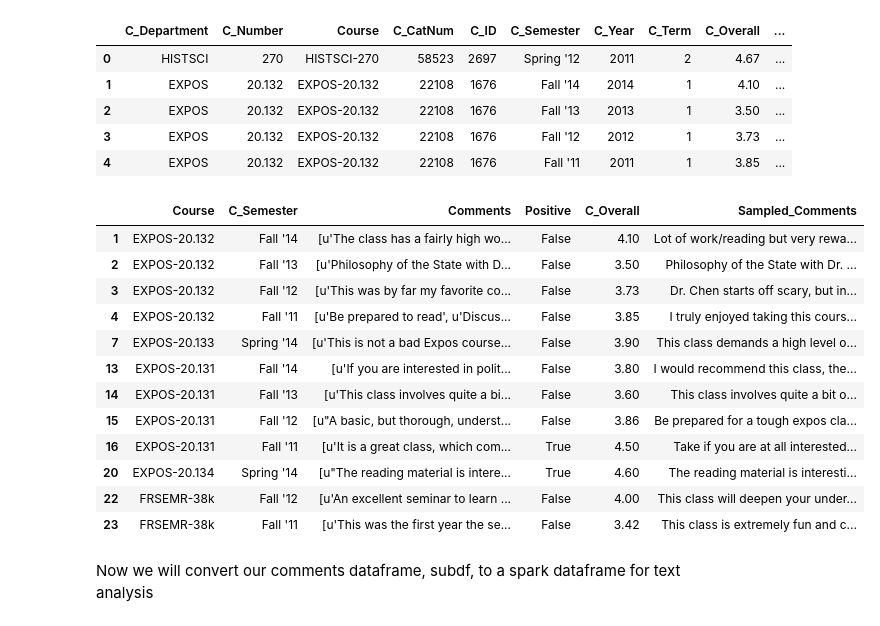
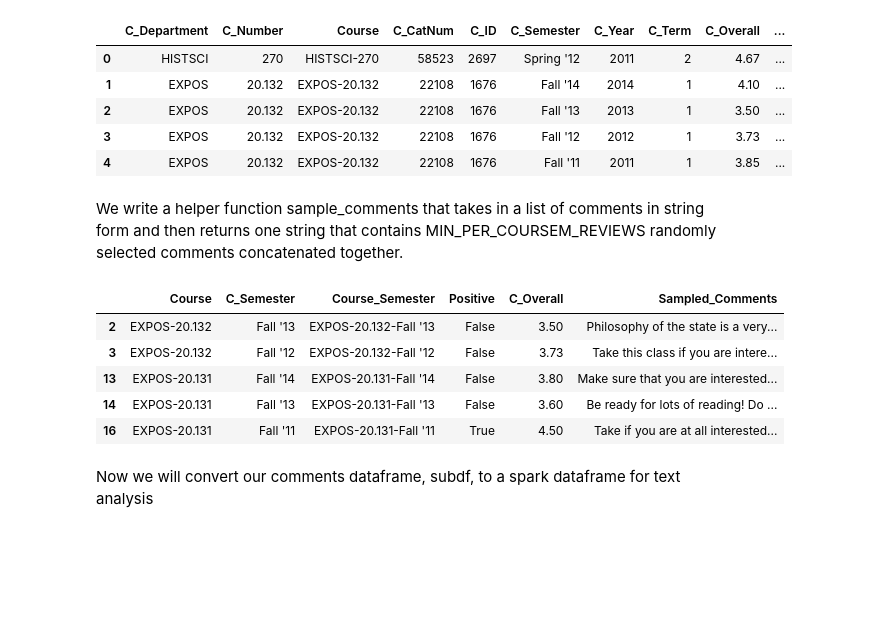
Before and after one commit to afai/cs109-project, a Jupyter notebook: textanalysis.ipynb, the cells around one changed output. Saved outputs shown, nothing was run; the diff lists cells and outputs as text; code cells hidden in the pictures; blank space fills up the shorter version.

```diff
--- a/textanalysis.ipynb
+++ b/textanalysis.ipynb
@@ -26,5 +28,5 @@ We begin by creating a dataframe of comments. We will randomly subsample 10 comm
 # %%
-MIN_PER_COURSESEM_REVIEWS = 5
+MIN_PER_COURSESEM_REVIEWS = 10
 # %%
 bigdf=pd.read_csv("bigdf.csv")
 bigdf.reset_index(drop=True)
@@ -36,6 +38,8 @@ bigdf.head(5)
 | 2 | EXPOS | 20.132 | EXPOS-20.132 | 22108 | 1676 | Fall '13 | 2013 | 1 | 3.50 | ... |
 | 3 | EXPOS | 20.132 | EXPOS-20.132 | 22108 | 1676 | Fall '12 | 2012 | 1 | 3.73 | ... |
 | 4 | EXPOS | 20.132 | EXPOS-20.132 | 22108 | 1676 | Fall '11 | 2011 | 1 | 3.85 | ... |
+# %% [markdown]
+We write a helper function sample_comments that takes in a list of comments in string form and then returns one string that contains MIN_PER_COURSEM_REVIEWS randomly selected comments concatenated together.
 # %%
 def sample_comments(commentsListAsString):
     if type(commentsListAsString) != str:
@@ -50,22 +54,17 @@ def sample_comments(commentsListAsString):
 subdf = bigdf[['Course','C_Semester','Comments', 'Positive', 'C_Overall']].dropna()
 subdf["Sampled_Comments"] = subdf.Comments.map(sample_comments)
 subdf = subdf[subdf.Sampled_Comments != ""]
+subdf['Course_Semester'] = subdf.Course + "-" + subdf.C_Semester
+subdf = subdf[['Course','C_Semester','Course_Semester','Positive','C_Overall','Sampled_Comments']]
 # %%
-subdf.head(12)
+subdf.head(5)
 # %% [output]
-|  | Course | C_Semester | Comments | Positive | C_Overall | Sampled_Comments |
-| 1 | EXPOS-20.132 | Fall '14 | [u'The class has a fairly high wo... | False | 4.10 | Lot of work/reading but very rewa... |
-| 2 | EXPOS-20.132 | Fall '13 | [u'Philosophy of the State with D... | False | 3.50 | Philosophy of the State with Dr. ... |
-| 3 | EXPOS-20.132 | Fall '12 | [u'This was by far my favorite co... | False | 3.73 | Dr. Chen starts off scary, but in... |
-| 4 | EXPOS-20.132 | Fall '11 | [u'Be prepared to read', u'Discus... | False | 3.85 | I truly enjoyed taking this cours... |
-| 7 | EXPOS-20.133 | Spring '14 | [u'This is not a bad Expos course... | False | 3.90 | This class demands a high level o... |
-| 13 | EXPOS-20.131 | Fall '14 | [u'If you are interested in polit... | False | 3.80 | I would recommend this class, the... |
-| 14 | EXPOS-20.131 | Fall '13 | [u'This class involves quite a bi... | False | 3.60 | This class involves quite a bit o... |
-| 15 | EXPOS-20.131 | Fall '12 | [u"A basic, but thorough, underst... | False | 3.86 | Be prepared for a tough expos cla... |
-| 16 | EXPOS-20.131 | Fall '11 | [u'It is a great class, which com... | True | 4.50 | Take if you are at all interested... |
-| 20 | EXPOS-20.134 | Spring '14 | [u"The reading material is intere... | True | 4.60 | The reading material is interesti... |
-| 22 | FRSEMR-38k | Fall '12 | [u'An excellent seminar to learn ... | False | 4.00 | This class will deepen your under... |
-| 23 | FRSEMR-38k | Fall '11 | [u'This was the first year the se... | False | 3.42 | This class is extremely fun and c... |
+|  | Course | C_Semester | Course_Semester | Positive | C_Overall | Sampled_Comments |
+| 2 | EXPOS-20.132 | Fall '13 | EXPOS-20.132-Fall '13 | False | 3.50 | Philosophy of the state is a very... |
+| 3 | EXPOS-20.132 | Fall '12 | EXPOS-20.132-Fall '12 | False | 3.73 | Take this class if you are intere... |
+| 13 | EXPOS-20.131 | Fall '14 | EXPOS-20.131-Fall '14 | False | 3.80 | Make sure that you are interested... |
+| 14 | EXPOS-20.131 | Fall '13 | EXPOS-20.131-Fall '13 | False | 3.60 | Be ready for lots of reading! Do ... |
+| 16 | EXPOS-20.131 | Fall '11 | EXPOS-20.131-Fall '11 | True | 4.50 | Take if you are at all interested... |
 # %% [markdown]
 Now we will convert our comments dataframe, subdf, to a spark dataframe for text analysis
 # %%
```
Also changed, not shown: parts of 108 cells of this notebook.
